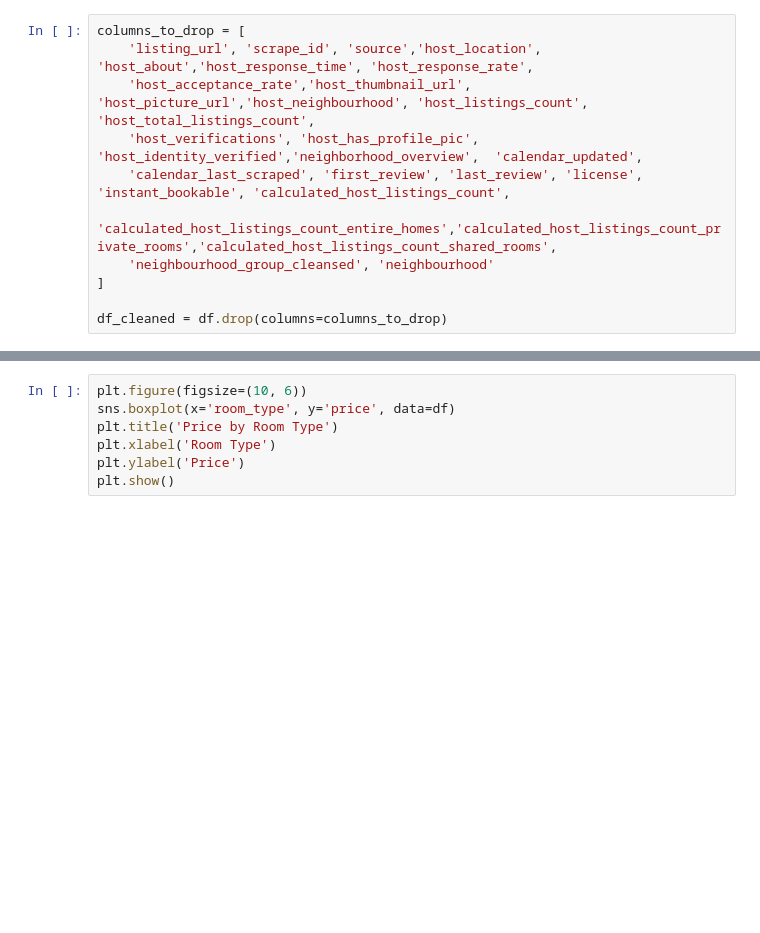
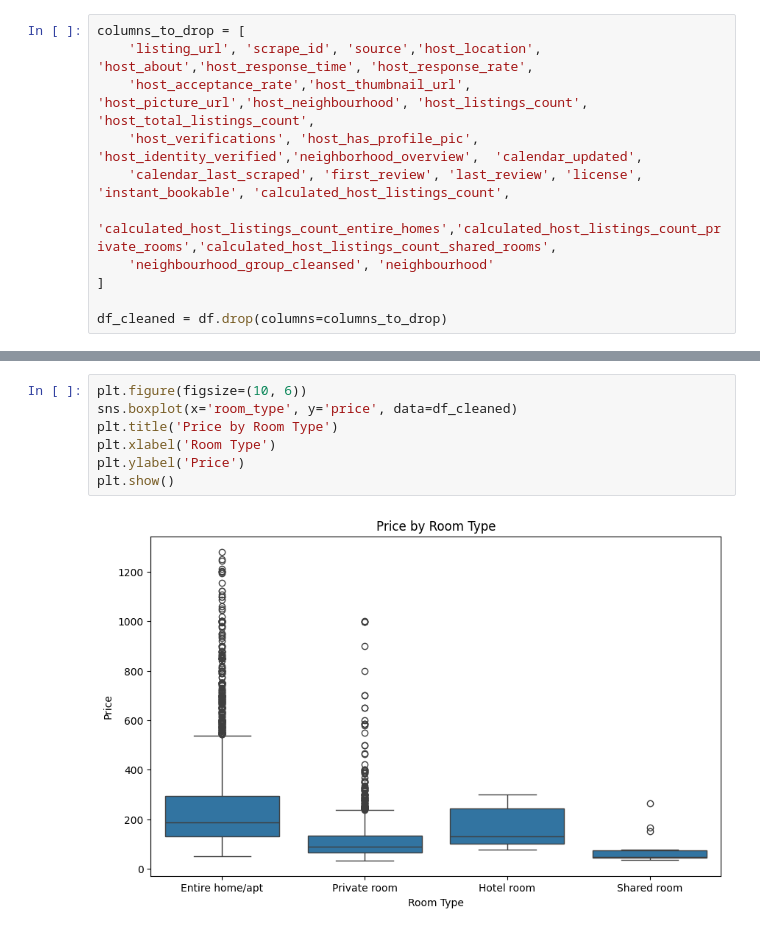
Before and after one commit to antranakhasi/SF-Airbnb-market-analysis, a Jupyter notebook: sf-airbnb-market.ipynb, the cells around one changed output, grey strips where cells are left out. Saved outputs shown, nothing was run; the diff lists cells and outputs as text; blank space fills up the shorter version.

```diff
--- a/sf-airbnb-market.ipynb
+++ b/sf-airbnb-market.ipynb
@@ -70,9 +83,11 @@ plt.show()
 # %%
 plt.figure(figsize=(10, 6))
-sns.boxplot(x='room_type', y='price', data=df)
+sns.boxplot(x='room_type', y='price', data=df_cleaned)
 plt.title('Price by Room Type')
 plt.xlabel('Room Type')
 plt.ylabel('Price')
 plt.show()
+# %% [output]
+[figure, added]
 # %%
 plt.figure(figsize=(10, 6))
```
Also changed, not shown: parts of 14 cells of this notebook.
